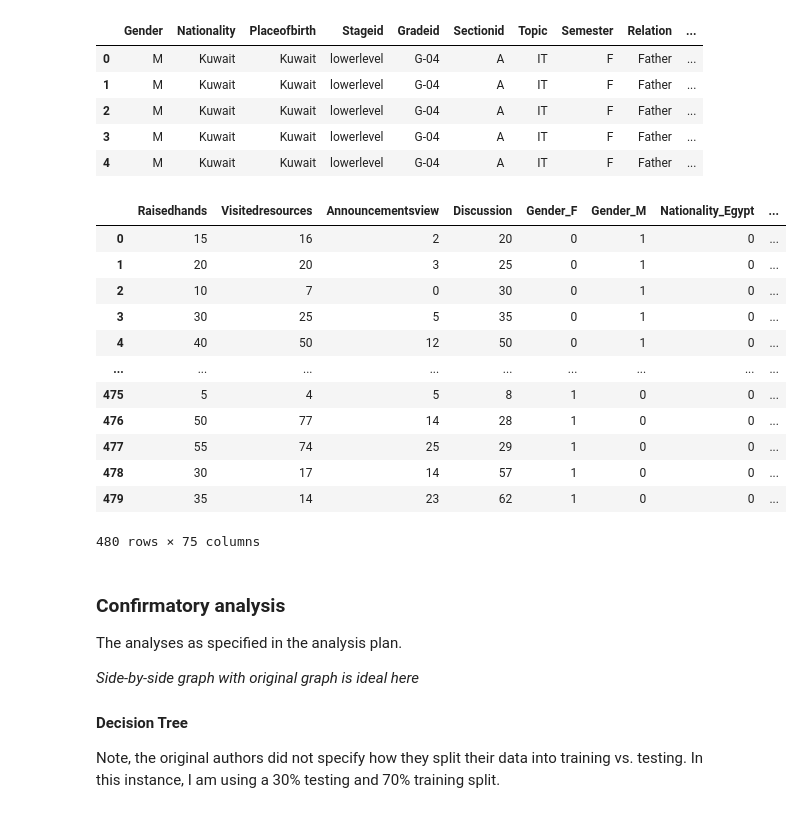
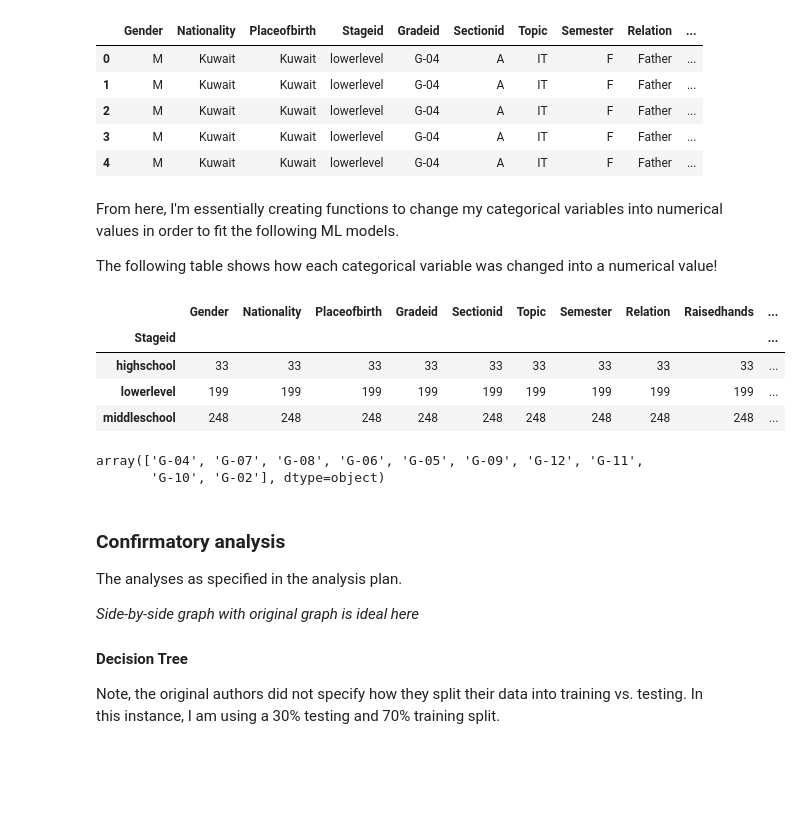
Before and after one commit to ucsd-psych201a/alsulami2023, a Jupyter notebook: writeup/Reproducibility Report.ipynb, the cells around one changed output. Saved outputs shown, nothing was run; the diff lists cells and outputs as text; code cells hidden in the pictures; blank space fills up the shorter version.

Commit message:
Started to create functions to change data from categorical to numerical

```diff
--- a/writeup/Reproducibility Report.ipynb
+++ b/writeup/Reproducibility Report.ipynb
@@ -145,6 +145,7 @@ edu.columns = edu.columns.str.title()
 # Clean Placeofbirth column to clean random capitalization
 edu["Placeofbirth"] = edu["Placeofbirth"].str.title()
 
+
 # Clean Stageid column to clean random capitalization
 edu["Stageid"] = edu["Stageid"].str.lower()
 
@@ -156,7 +157,7 @@ def kuwait (string):
         return string
 
 # Apply function kuwait to Nationality column
-edu['Nationality'] = edu['Nationality'].apply(kuwait)
+edu['Nationality'] = edu['Nationality'].apply(kuwait).str.title()
 
 # Double check that all cleaning was correct:
 edu.head()
@@ -167,4 +168,21 @@ edu.head()
 | 2 | M | Kuwait | Kuwait | lowerlevel | G-04 | A | IT | F | Father | ... |
 | 3 | M | Kuwait | Kuwait | lowerlevel | G-04 | A | IT | F | Father | ... |
 | 4 | M | Kuwait | Kuwait | lowerlevel | G-04 | A | IT | F | Father | ... |
+# %% [markdown]
+From here, I'm essentially creating functions to change my categorical variables into numerical values in order to fit the following ML models.
+
+The following table shows how each categorical variable was changed into a numerical value!
+# %%
+edu.groupby('Stageid').count()
+# %% [output]
+|  | Gender | Nationality | Placeofbirth | Gradeid | Sectionid | Topic | Semester | Relation | Raisedhands | ... |
+| Stageid |  |  |  |  |  |  |  |  |  | ... |
+| highschool | 33 | 33 | 33 | 33 | 33 | 33 | 33 | 33 | 33 | ... |
+| lowerlevel | 199 | 199 | 199 | 199 | 199 | 199 | 199 | 199 | 199 | ... |
+| middleschool | 248 | 248 | 248 | 248 | 248 | 248 | 248 | 248 | 248 | ... |
+# %%
+edu['Gradeid'].unique()
+# %% [output]
+array(['G-04', 'G-07', 'G-08', 'G-06', 'G-05', 'G-09', 'G-12', 'G-11',
+       'G-10', 'G-02'], dtype=object)
 # %%
@@ -173,20 +258,10 @@ def class_dummy(string):
 # %%
-edu_dummy = pd.get_dummies(edu).astype(int)
-edu_dummy
+edu_dummy = edu
+edu_dummy['Gender'] = edu_dummy['Gender'].apply(dummy_gender)
+edu_dummy['Nationality'] = edu_dummy['Nationality'].apply(dummy_country)
+edu_dummy['Placeofbirth'] = edu_dummy['Placeofbirth'].apply(dummy_country)
+edu_dummy['Stageid'] = edu_dummy['Stageid'].apply(dummy_stageid)
+edu_dummy['Gradeid'] = edu_dummy['Gradeid'].apply(dummy_stageid)
-# %% [output]
-|  | Raisedhands | Visitedresources | Announcementsview | Discussion | Gender_F | Gender_M | Nationality_Egypt | ... |
-| 0 | 15 | 16 | 2 | 20 | 0 | 1 | 0 | ... |
-| 1 | 20 | 20 | 3 | 25 | 0 | 1 | 0 | ... |
-| 2 | 10 | 7 | 0 | 30 | 0 | 1 | 0 | ... |
-| 3 | 30 | 25 | 5 | 35 | 0 | 1 | 0 | ... |
-| 4 | 40 | 50 | 12 | 50 | 0 | 1 | 0 | ... |
-| ... | ... | ... | ... | ... | ... | ... | ... | ... |
-| 475 | 5 | 4 | 5 | 8 | 1 | 0 | 0 | ... |
-| 476 | 50 | 77 | 14 | 28 | 1 | 0 | 0 | ... |
-| 477 | 55 | 74 | 25 | 29 | 1 | 0 | 0 | ... |
-| 478 | 30 | 17 | 14 | 57 | 1 | 0 | 0 | ... |
-| 479 | 35 | 14 | 23 | 62 | 1 | 0 | 0 | ... |
-480 rows × 75 columns
 # %% [markdown]
 
 ### Confirmatory analysis
```
Also changed, not shown: parts of 1 cell of this notebook.
